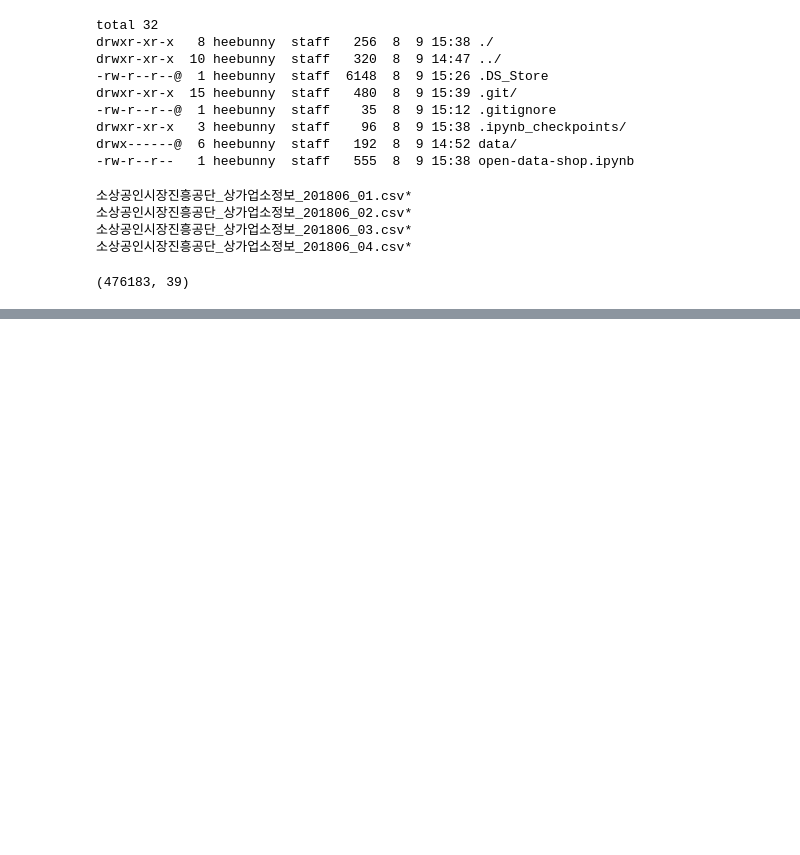
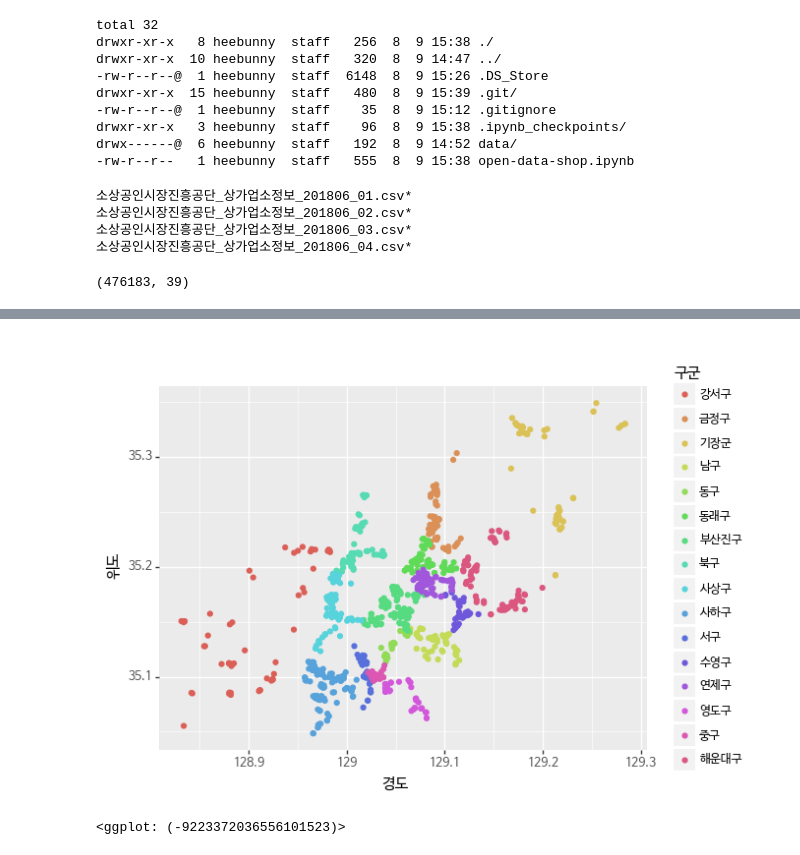
Before and after one commit to HeeYoungK/open-data-shop, a Jupyter notebook: open-data-shop.ipynb, the cells around one changed output, grey strips where cells are left out. Drawn from its saved outputs; the diff is of its cells as text; code cells hidden in the pictures; blank space fills up the shorter version.

```diff
--- a/open-data-shop.ipynb
+++ b/open-data-shop.ipynb
@@ -31,0 +143,10 @@ df_shop.shape
+# %%
+(ggplot(shop_busanfood)
+ + aes(x='경도', y='위도', color='구군')
+ + geom_point()
+ + theme(text=element_text(family='NanumBarunGothic'))
+ + scale_fill_gradient(low = 'blue', high = 'green')
+)
+# %% [output]
+[figure, added]
+<ggplot: (-9223372036556101523)>
```
Also changed, not shown: parts of 13 cells of this notebook.
